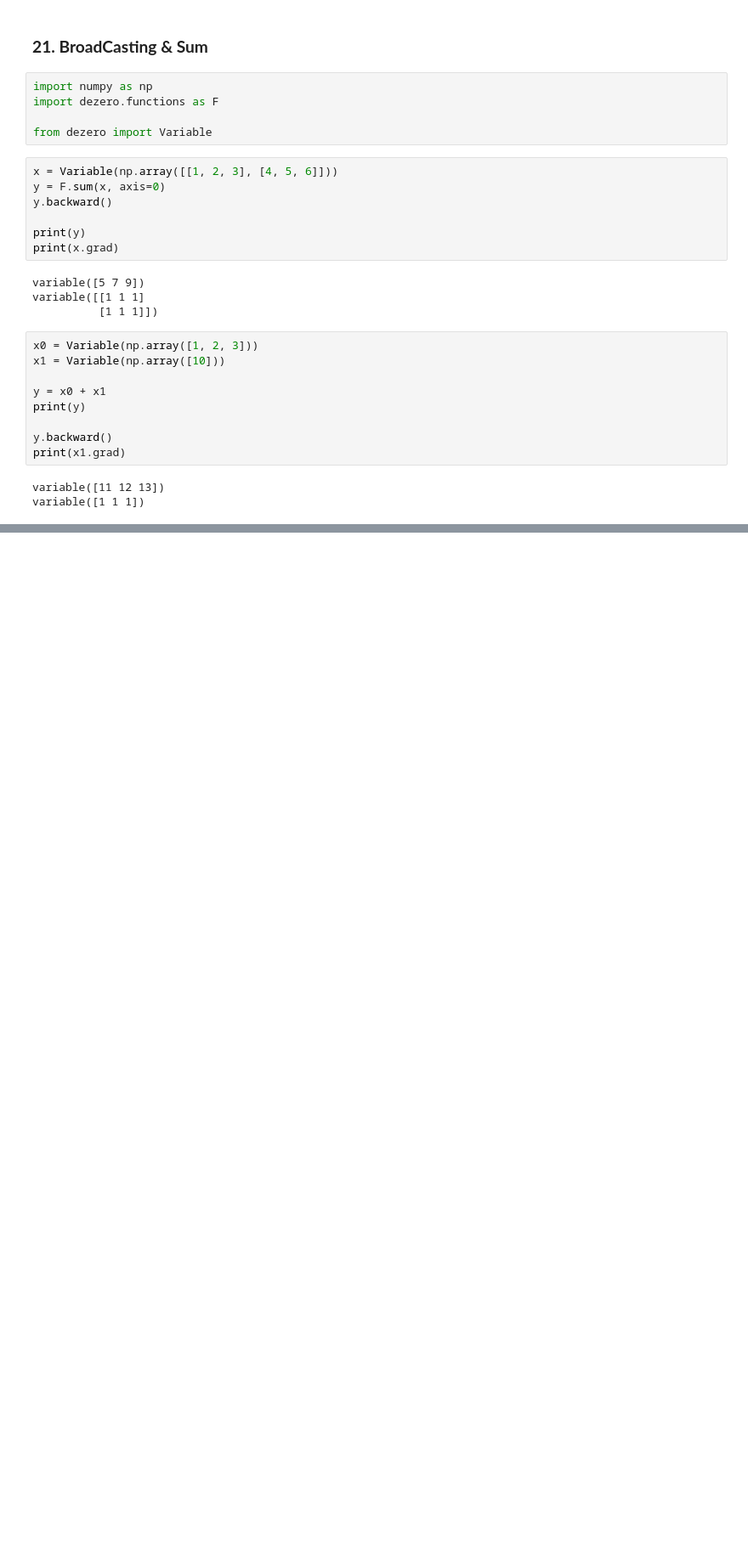
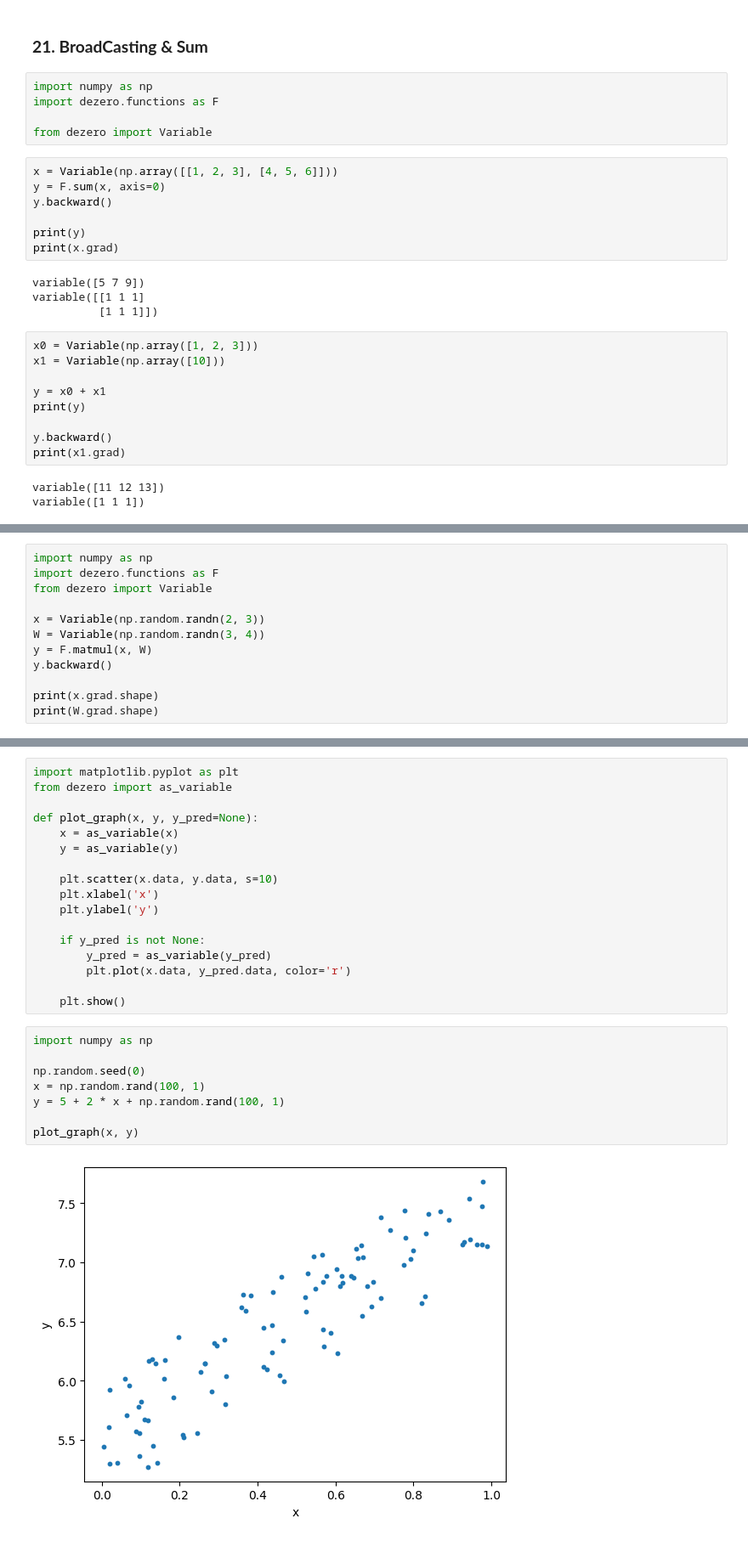
Before and after one commit to KangHoML/DeZero, a Jupyter notebook: progress.ipynb, the cells around one changed output, grey strips where cells are left out. Shown at 85% size. Cells and saved outputs as stored; diff of their text form; blank space fills up the shorter version.

```diff
--- a/progress.ipynb
+++ b/progress.ipynb
@@ -537,0 +540,12 @@ variable([1 1 1])
+# %%
+import numpy as np
+import dezero.functions as F
+from dezero import Variable
+
+x = Variable(np.random.randn(2, 3))
+W = Variable(np.random.randn(3, 4))
+y = F.matmul(x, W)
+y.backward()
+
+print(x.grad.shape)
+print(W.grad.shape)
@@ -537,0 +560,27 @@ variable([1 1 1])
+# %%
+import matplotlib.pyplot as plt
+from dezero import as_variable
+
+def plot_graph(x, y, y_pred=None):
+    x = as_variable(x)
+    y = as_variable(y)
+
+    plt.scatter(x.data, y.data, s=10)
+    plt.xlabel('x')
+    plt.ylabel('y')
+
+    if y_pred is not None:
+        y_pred = as_variable(y_pred)
+        plt.plot(x.data, y_pred.data, color='r')
+
+    plt.show()
+# %%
+import numpy as np
+
+np.random.seed(0)
+x = np.random.rand(100, 1)
+y = 5 + 2 * x + np.random.rand(100, 1)
+
+plot_graph(x, y)
+# %% [output]
+[figure, added]
```
Also changed, not shown: parts of 5 cells of this notebook, 2 other files.
